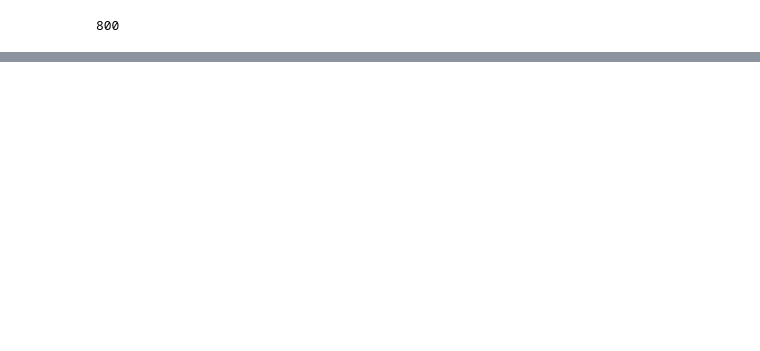
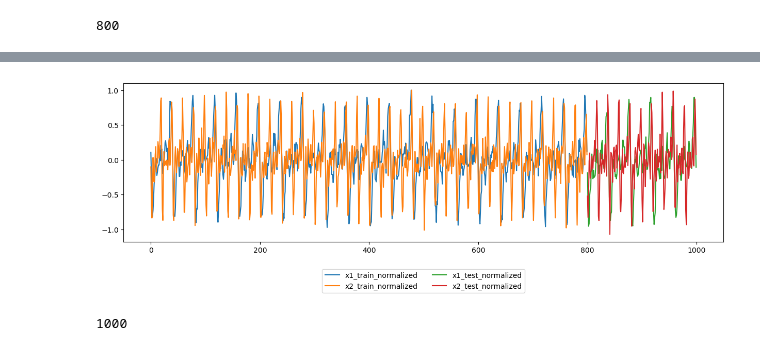
Before and after one commit to moonie1253/AI-study, a Jupyter notebook: RNN/attention_rnn.ipynb, the cells around one changed output, grey strips where cells are left out. Saved outputs shown, nothing was run; the diff lists cells and outputs as text; code cells hidden in the pictures; blank space fills up the shorter version.

```diff
--- a/RNN/attention_rnn.ipynb
+++ b/RNN/attention_rnn.ipynb
@@ -130,0 +126,6 @@ plt.show()
+# %%
+x_lbl=np.column_stack([x1_detrend,x2_detrend,x_index, [1]*train_len+[0]*(len(x_index)-train_len)])
+print(x_lbl.shape)
+print(x_lbl)
+# 주어진 배열을 열 방향으로 쌓아서 2차원 배열 생성
+# 각 열은 x1_detrend, x2_detrend, x_index, train(1)/test(0) 여부 를 나타낸다
@@ -130,0 +165,12 @@ plt.show()
+# %%
+# normalize
+
+x_train_max=x_lbl[x_lbl[:,3]==1, :2].max(axis=0)
+# 배열의 네번째 열이 1인 경우(train set인 경우)
+#:2 는 선택된 행 중 0번째 와 1번째 열만 선택, max(axis=0) 이용해 열마다 최댓값 구함
+
+x_train_max=x_train_max.tolist()+[1]*2
+print(x_train_max)
+
+# 1 을 뒤에 2개 추가 시킴
+# .tolist()  data structure ,array를 list로 만들기 위해
@@ -130,0 +179,3 @@ plt.show()
+# %%
+x_normalize=np.divide(x_lbl,x_train_max)
+print(x_normalize)
@@ -130,0 +190,16 @@ plt.show()
+# %%
+plt.figure(figsize=(15,4))
+plt.plot(range(train_len),x_normalize[:train_len,0], label="x1_train_normalized")
+plt.plot(range(train_len),x_normalize[:train_len,1],label="x2_train_normalized")
+plt.plot(range(train_len, len(x_normalize)),x_normalize[train_len:,0],label="x1_test_normalized")
+plt.plot(range(train_len,len(x_normalize)),x_normalize[train_len:,1],label="x2_test_normalized")
+# train_len(800) 부터 x_normalize(1000)까지의 정수 범위 생성
+
+plt.legend(loc="upper center",bbox_to_anchor=(0.5,-0.15), fancybox=True,shadow=False,ncol=2)
+plt.show()
+# %% [output]
+[figure, added]
+# %%
+print(len(x_normalize))
+# %% [output]
+1000
```
Also changed, not shown: parts of 14 cells of this notebook.
